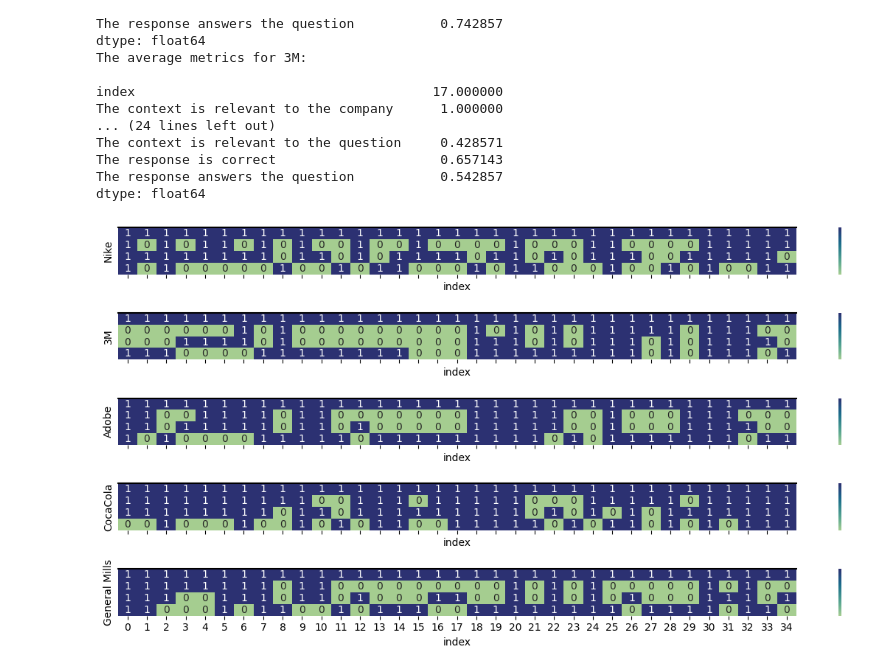
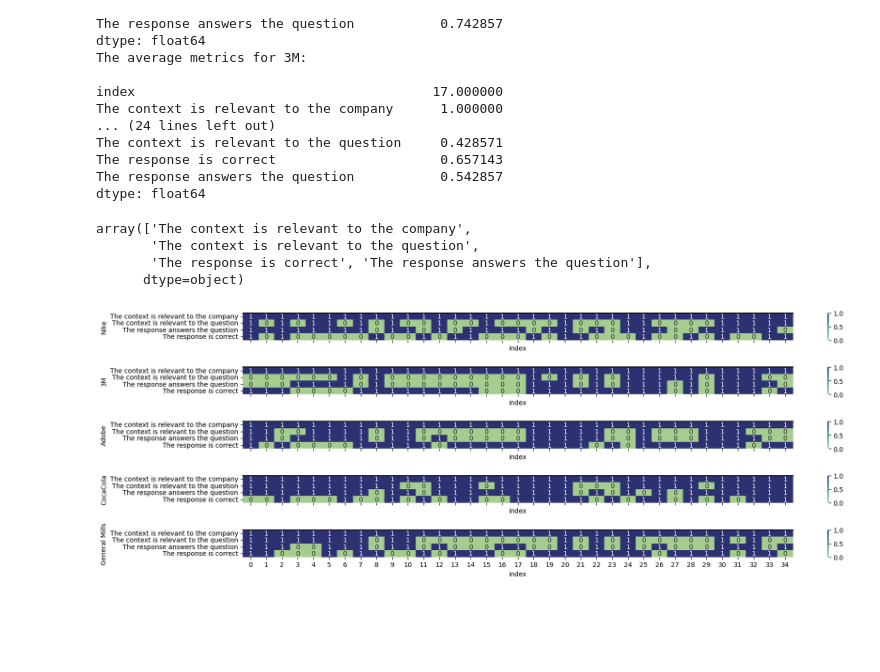
Before and after one commit to winterForestStump/thesis, a Jupyter notebook: evaluation/N+F+R(6)/eval_analyzis_ragNFR(6).ipynb, the cells around one changed output. Saved outputs shown, nothing was run; the diff lists cells and outputs as text; code cells hidden in the pictures; blank space fills up the shorter version.

```diff
--- a/evaluation/N+F+R(6)/eval_analyzis_ragNFR(6).ipynb
+++ b/evaluation/N+F+R(6)/eval_analyzis_ragNFR(6).ipynb
@@ -45,26 +45,34 @@ The context is relevant to the question     0.428571
 The response is correct                     0.657143
 The response answers the question           0.542857
 dtype: float64
+# %%
+results['metric_name'].unique()
+# %% [output]
+array(['The context is relevant to the company',
+       'The context is relevant to the question',
+       'The response is correct', 'The response answers the question'],
+      dtype=object)
 # %%
+from copy import error
 import seaborn as sns
 import matplotlib.pyplot as plt
 
 def plot_heatmap(company_name, data, ax):
     glue_ax = results[results['company_name'] == company_name].pivot(index="metric_name", columns="index", values="metric_value")
     sns.heatmap(glue_ax, annot=True, cmap="crest", ax=ax)
     ax.axhline(0, color="k", clip_on=False)
     ax.set_ylabel(company_name)
+    ax.set_yticklabels(glue_ax.index)
 
 company_names = ['Nike', '3M', 'Adobe', 'CocaCola', 'General Mills']
 num_plots = len(company_names)
 
-f, axes = plt.subplots(num_plots, 1, figsize=(12, 6), sharex=True)
+f, axes = plt.subplots(num_plots, 1, figsize=(18, 6), sharex=True)
 
 for i, company_name in enumerate(company_names):
     plot_heatmap(company_name, results, axes[i])
 
-plt.setp(f.axes, yticks=[])
 plt.tight_layout(h_pad=2)
 plt.show()
 # %% [output]
-[figure, old version]
+[figure, new version]
```
